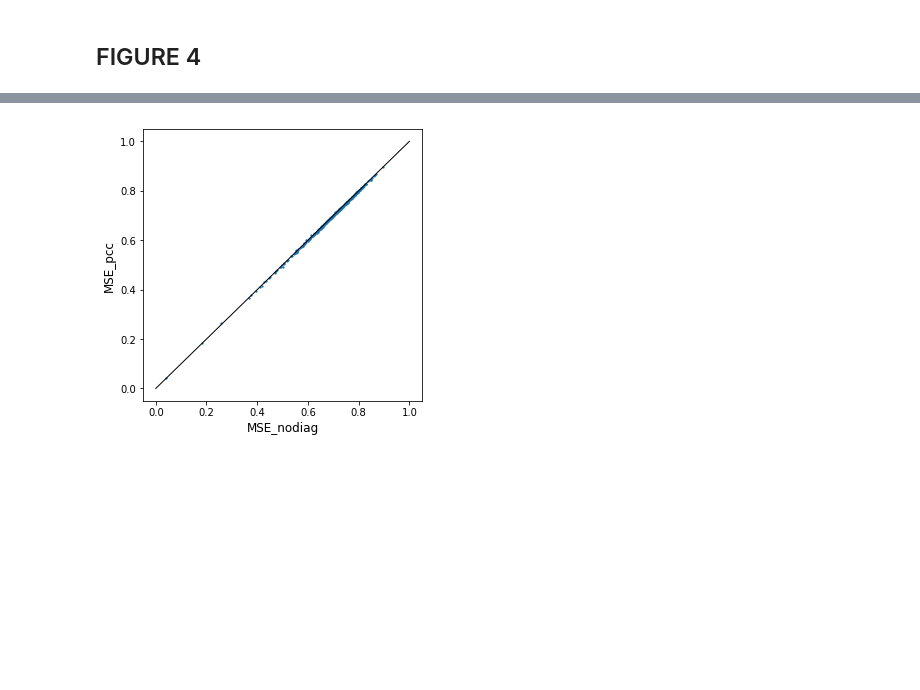
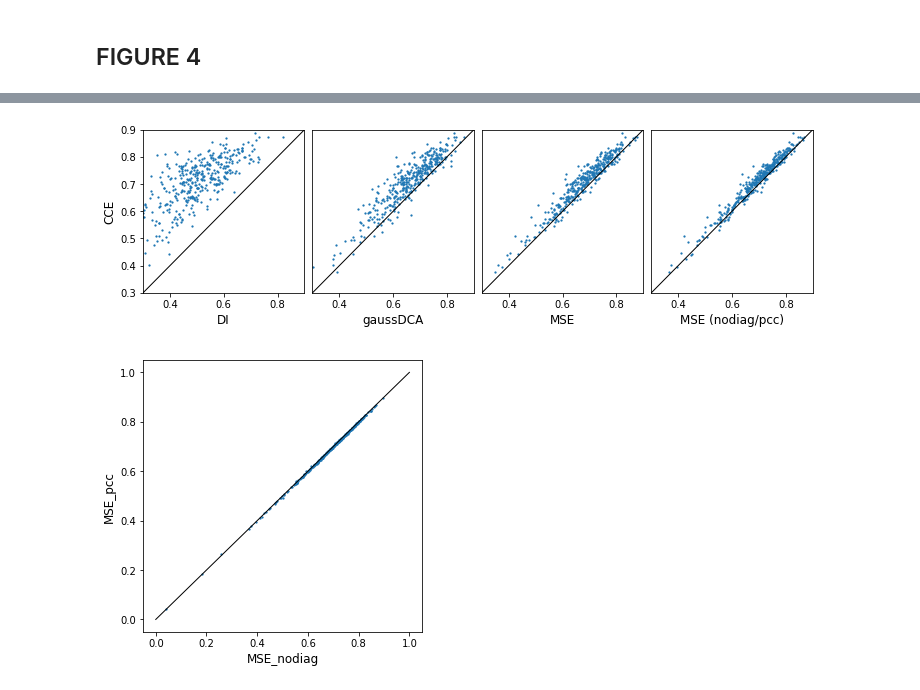
Before and after one commit to sokrypton/seqmodels, a Jupyter notebook: seqmodels.ipynb, the cells around one changed output, grey strips where cells are left out. Cells and saved outputs as stored; diff of their text form; code cells hidden in the pictures; blank space fills up the shorter version.

```diff
--- a/seqmodels.ipynb
+++ b/seqmodels.ipynb
@@ -452,3 +411,25 @@ plt.savefig("unified_fig4_b.pdf",bbox_inches = "tight")
+# %%
+plt.figure(figsize=(4*3,3))
+plt.subplots_adjust(wspace=0.05, hspace=None)
+a, b = 0.3,0.9
+ticks = [0.4,0.6,0.8]
+
+for n,(label,idx) in enumerate([["DI",0],["gaussDCA",1],["MSE",3],["MSE (nodiag/pcc)",4]]):
+  plt.subplot(1,4,n+1)
+  plt.scatter(AUC[:,idx],AUC[:,2],s=1.5);
+  plt.ylim(a,b); plt.xlim(a,b)
+  plt.xlabel(label,fontsize=12);
+  plt.plot([0,1],[0,1],c="black",linewidth=1)
+  plt.xticks(ticks)
+  if n == 0:
+    plt.ylabel("CCE",fontsize=12)
+  else:
+    plt.yticks(ticks)
+    plt.gca().axes.get_yaxis().set_visible(False)
+
+plt.savefig("unified_fig4_c.pdf",bbox_inches = "tight")
+# %% [output]
+[figure, added]
 # %%
 plt.figure(figsize=(5,5))
 plt.scatter(AUC[:,4],AUC[:,5],s=1.5);
```
Also changed, not shown: parts of 7 cells of this notebook.
